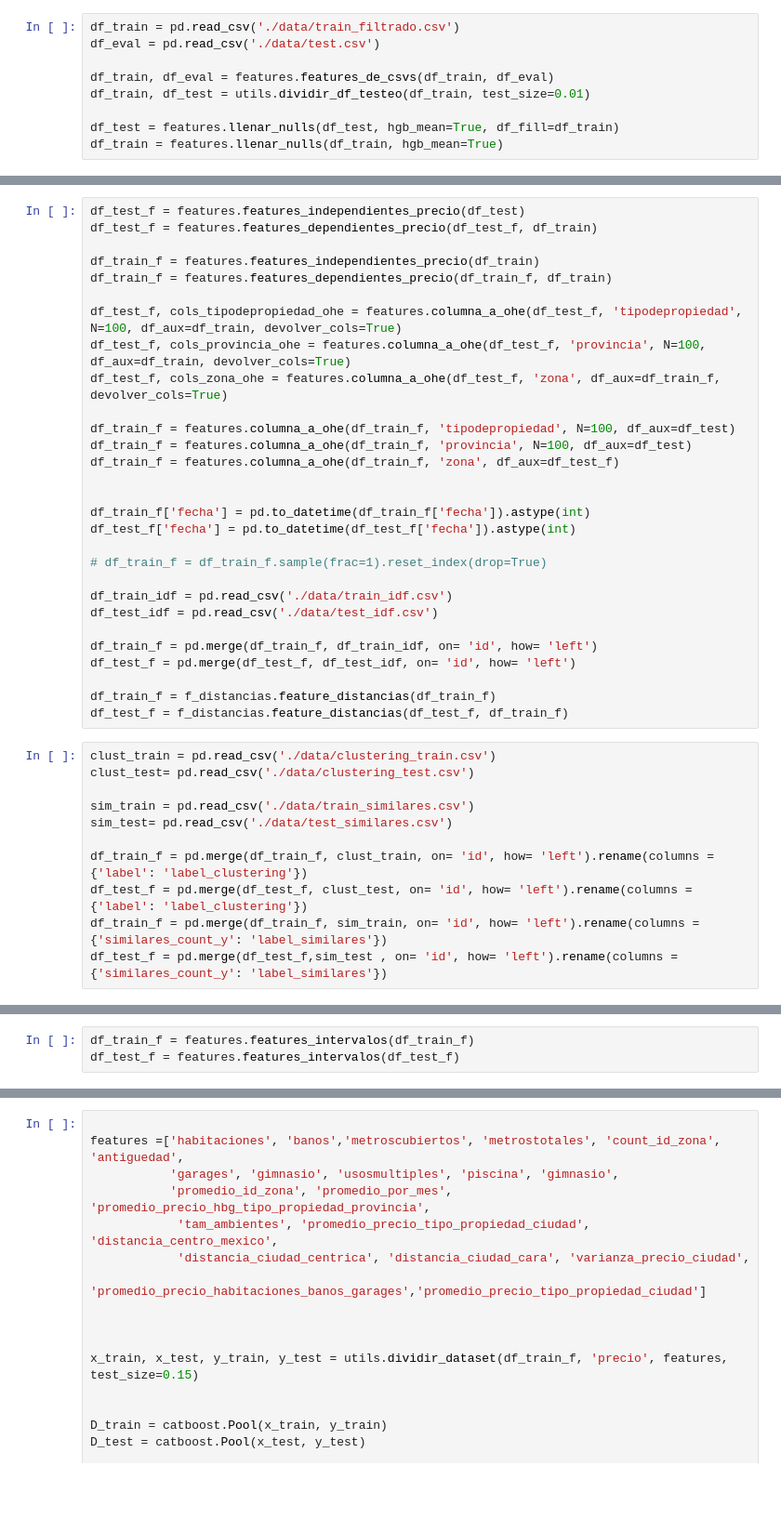
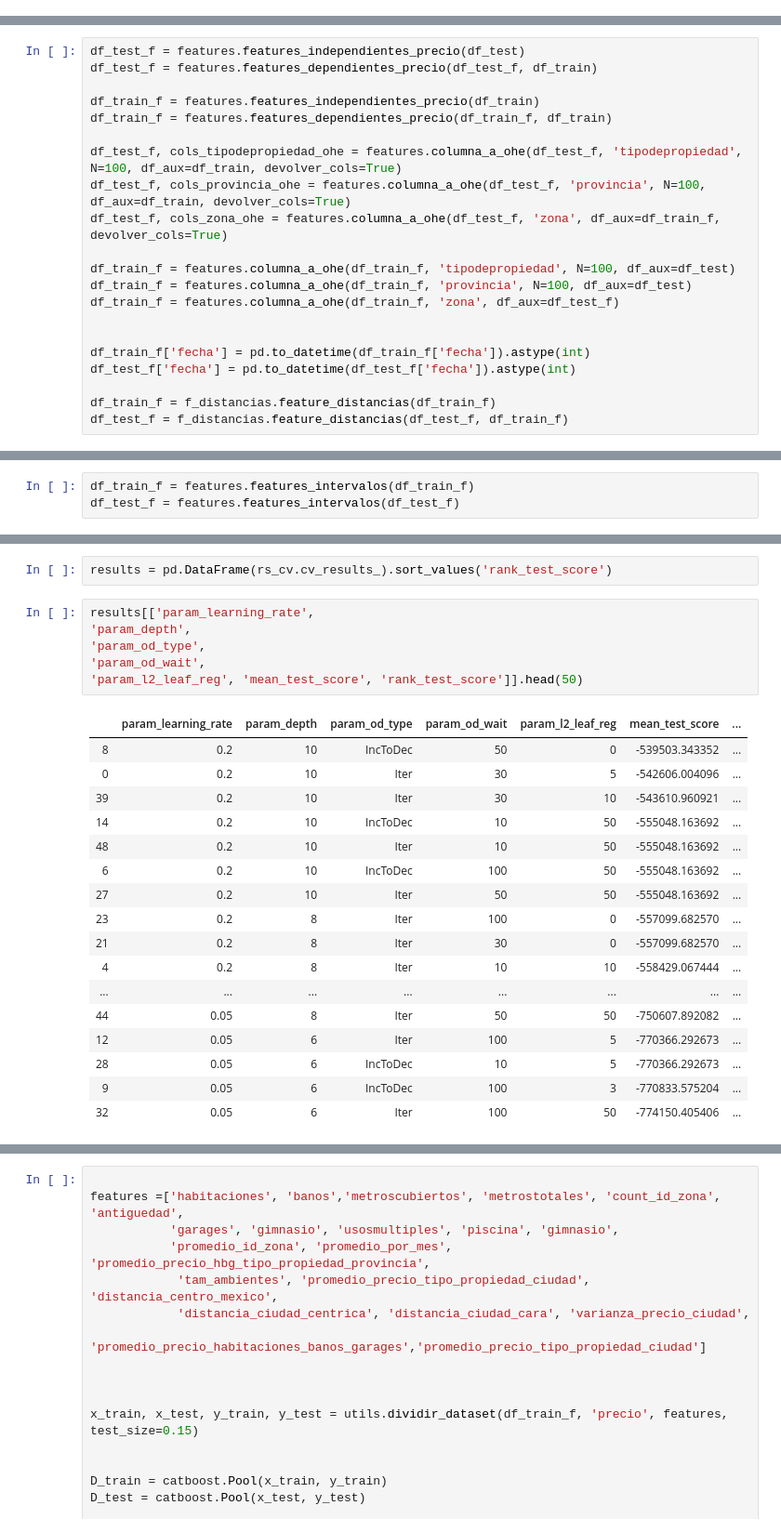
Before and after one commit to JDSanto/datos-tp2, a Jupyter notebook: CatBoosting.ipynb, the cells around one changed output, grey strips where cells are left out. Shown at 93% size. Drawn from its saved outputs; the diff is of its cells as text; blank space fills up the shorter version.

```diff
--- a/CatBoosting.ipynb
+++ b/CatBoosting.ipynb
@@ -16,9 +28,0 @@ HYPEROPT_ALGO = tpe.suggest
-# %%
-df_train = pd.read_csv('./data/train_filtrado.csv')
-df_eval = pd.read_csv('./data/test.csv')
-
-df_train, df_eval = features.features_de_csvs(df_train, df_eval)
-df_train, df_test = utils.dividir_df_testeo(df_train, test_size=0.01)
-
-df_test = features.llenar_nulls(df_test, hgb_mean=True, df_fill=df_train)
-df_train = features.llenar_nulls(df_train, hgb_mean=True)
@@ -43,24 +45,5 @@ df_train_f = features.columna_a_ohe(df_train_f, 'zona', df_aux=df_test_f)
 df_train_f['fecha'] = pd.to_datetime(df_train_f['fecha']).astype(int)
 df_test_f['fecha'] = pd.to_datetime(df_test_f['fecha']).astype(int)
 
-# df_train_f = df_train_f.sample(frac=1).reset_index(drop=True)
-
-df_train_idf = pd.read_csv('./data/train_idf.csv')
-df_test_idf = pd.read_csv('./data/test_idf.csv')
-
-df_train_f = pd.merge(df_train_f, df_train_idf, on= 'id', how= 'left')
-df_test_f = pd.merge(df_test_f, df_test_idf, on= 'id', how= 'left')
-
 df_train_f = f_distancias.feature_distancias(df_train_f)
 df_test_f = f_distancias.feature_distancias(df_test_f, df_train_f)
-# %%
-clust_train = pd.read_csv('./data/clustering_train.csv')
-clust_test= pd.read_csv('./data/clustering_test.csv')
-
-sim_train = pd.read_csv('./data/train_similares.csv')
-sim_test= pd.read_csv('./data/test_similares.csv')
-
-df_train_f = pd.merge(df_train_f, clust_train, on= 'id', how= 'left').rename(columns = {'label': 'label_clustering'})
-df_test_f = pd.merge(df_test_f, clust_test, on= 'id', how= 'left').rename(columns = {'label': 'label_clustering'})
-df_train_f = pd.merge(df_train_f, sim_train, on= 'id', how= 'left').rename(columns = {'similares_count_y': 'label_similares'})
-df_test_f = pd.merge(df_test_f,sim_test , on= 'id', how= 'left').rename(columns = {'similares_count_y': 'label_similares'})
@@ -113,0 +265,26 @@ df_train_f['lng'] = df_train_f['lng'].astype('int64')
+# %%
+results = pd.DataFrame(rs_cv.cv_results_).sort_values('rank_test_score')
+# %%
+results[['param_learning_rate',
+'param_depth',
+'param_od_type',
+'param_od_wait',
+'param_l2_leaf_reg', 'mean_test_score', 'rank_test_score']].head(50)
+# %% [output]
+|  | param_learning_rate | param_depth | param_od_type | param_od_wait | param_l2_leaf_reg | mean_test_score | ... |
+| 8 | 0.2 | 10 | IncToDec | 50 | 0 | -539503.343352 | ... |
+| 0 | 0.2 | 10 | Iter | 30 | 5 | -542606.004096 | ... |
+| 39 | 0.2 | 10 | Iter | 30 | 10 | -543610.960921 | ... |
+| 14 | 0.2 | 10 | IncToDec | 10 | 50 | -555048.163692 | ... |
+| 48 | 0.2 | 10 | Iter | 10 | 50 | -555048.163692 | ... |
+| 6 | 0.2 | 10 | IncToDec | 100 | 50 | -555048.163692 | ... |
+| 27 | 0.2 | 10 | Iter | 50 | 50 | -555048.163692 | ... |
+| 23 | 0.2 | 8 | Iter | 100 | 0 | -557099.682570 | ... |
+| 21 | 0.2 | 8 | Iter | 30 | 0 | -557099.682570 | ... |
+| 4 | 0.2 | 8 | Iter | 10 | 10 | -558429.067444 | ... |
+| ... | ... | ... | ... | ... | ... | ... | ... |
+| 44 | 0.05 | 8 | Iter | 50 | 50 | -750607.892082 | ... |
+| 12 | 0.05 | 6 | Iter | 100 | 5 | -770366.292673 | ... |
+| 28 | 0.05 | 6 | IncToDec | 10 | 5 | -770366.292673 | ... |
+| 9 | 0.05 | 6 | IncToDec | 100 | 3 | -770833.575204 | ... |
+| 32 | 0.05 | 6 | Iter | 100 | 50 | -774150.405406 | ... |
```
Also changed, not shown: parts of 12 cells of this notebook, 6 other files.
